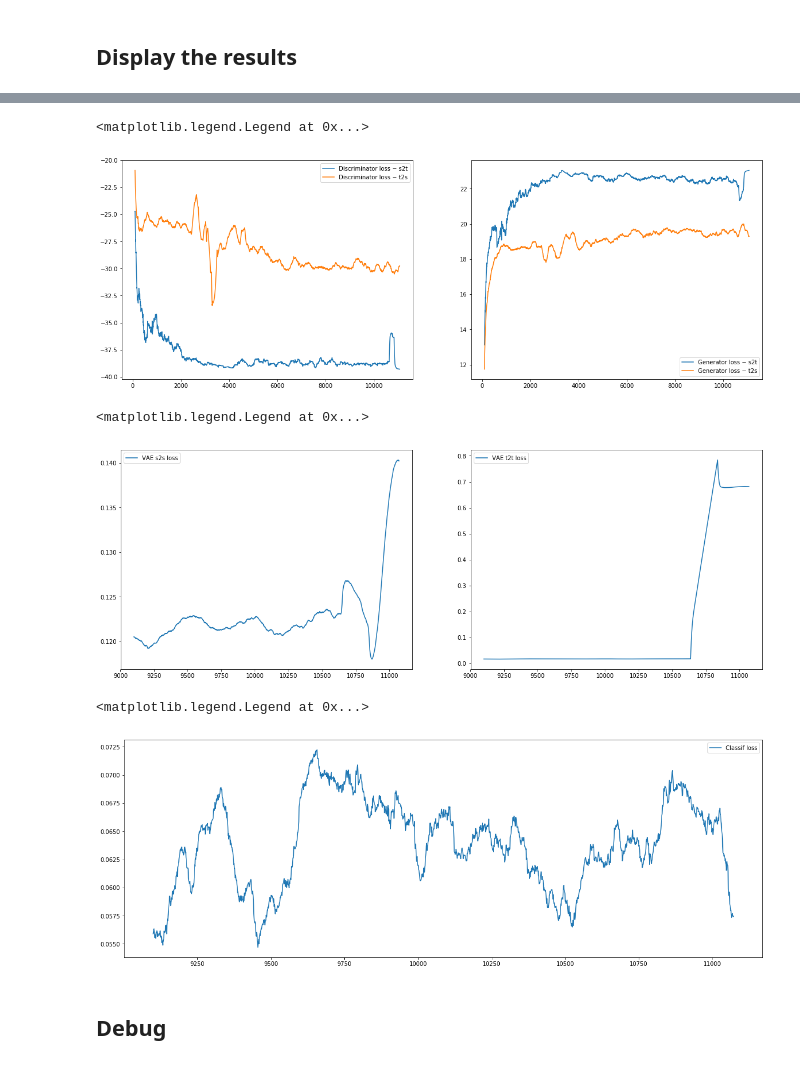
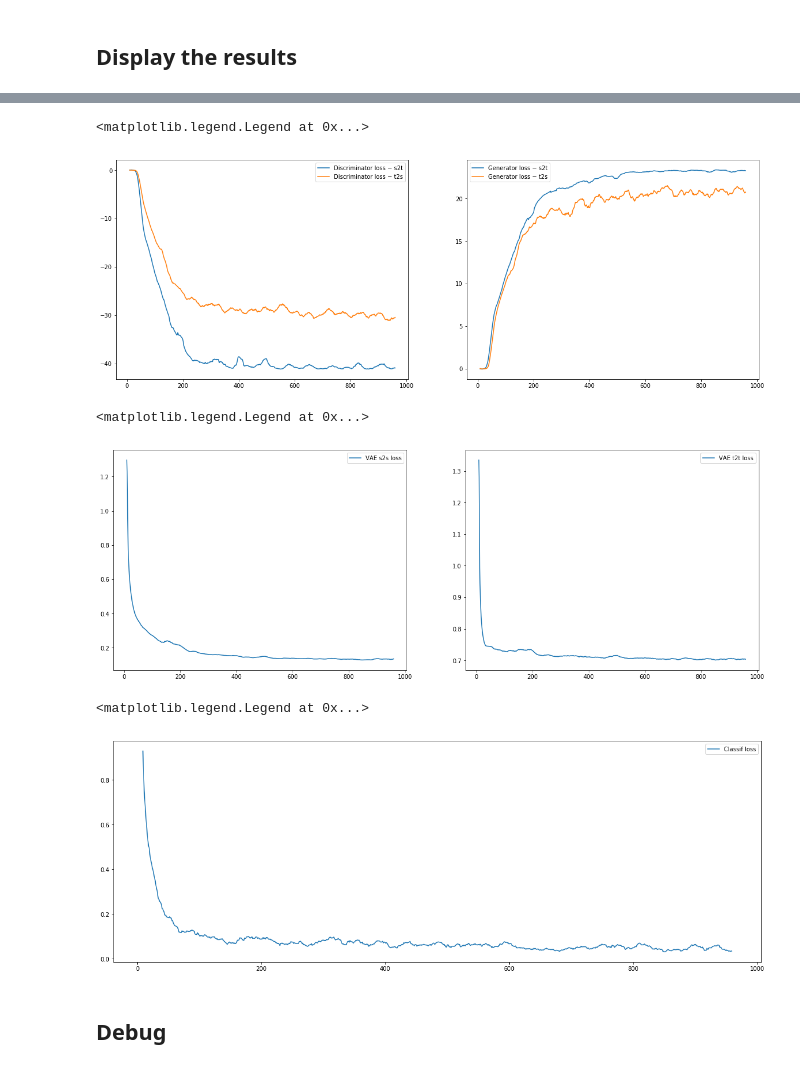
Before and after one commit to artix41/transfer-learning-algorithms, a Jupyter notebook: UNIT/unit-svhn-mnist.ipynb, the cells around one changed output, grey strips where cells are left out. Cells and saved outputs as stored; diff of their text form; code cells hidden in the pictures.

Commit message:
Shared weights in the discriminator. It now works :D

```diff
--- a/UNIT/unit-svhn-mnist.ipynb
+++ b/UNIT/unit-svhn-mnist.ipynb
@@ -115,6 +115,7 @@ def discriminator(x, scope):
         conv1 = tf.layers.conv2d(x, 64, [5,5], strides=2, padding='SAME', kernel_initializer=initializer, activation=leaky_relu)
         conv1 = instance_normalization(conv1, "conv1")
 
+    with tf.variable_scope("discriminator", reuse=tf.AUTO_REUSE):
         # Layer 2: 16x16x64 --> 8x8x128
         conv2 = tf.layers.conv2d(conv1, 128, [5,5], strides=2, padding='SAME', kernel_initializer=initializer, activation=leaky_relu)
         conv2 = instance_normalization(conv2, "conv2")
@@ -348,6 +352,7 @@ nb_iter = 100000
 nb_iter_d = 5
 nb_iter_vae = 1
 nb_iter_g = 1
+nb_iter_classif = 2
 # G_s2t_loss_curr = 0.001
 # D_s2t_loss_curr = 0.001
 # G_t2s_loss_curr = 0.001
@@ -368,9 +373,7 @@ for i in range(i, nb_iter+i):
         _, vae_t2t_loss_curr = sess.run([vae_t2t_solver, vae_t2t_loss], feed_dict={ipt_target: sample_target})
 
     for k in range(nb_iter_g):
-        idx_sample_source = np.random.choice(len(X_source), batch_size)
-        sample_source = X_source[idx_sample_source]
-        sample_source_labels = Y_source[idx_sample_source]
+        sample_source = X_source[np.random.choice(len(X_source), batch_size)]
         sample_target = X_target[np.random.choice(len(X_target), batch_size)]
 
         # Optimizing gen s2t
@@ -380,9 +383,6 @@ for i in range(i, nb_iter+i):
         ## Optimizing gen t2s
         _, G_t2s_loss_curr = sess.run([G_t2s_solver, G_t2s_loss], feed_dict={ipt_source: sample_source,
                                                                              ipt_target: sample_target})
-
-        _, classif_t2s_loss_curr = sess.run([classif_source_solver, classif_source_loss], feed_dict={ipt_source: sample_source,
-                                                                                                     labels_source: sample_source_labels})
 
     for k in range(nb_iter_d):
         sample_source = X_source[np.random.choice(len(X_source), batch_size)]
@@ -395,6 +395,16 @@ for i in range(i, nb_iter+i):
         ## Optimizing t2s
         _, D_t2s_loss_curr,_ = sess.run([D_t2s_solver, D_t2s_loss, clip_D_t2s], feed_dict={ipt_source: sample_source,
                                                                                            ipt_target: sample_target})
+
+
+    for k in range(nb_iter_classif):
+        idx_sample_source = np.random.choice(len(X_source), batch_size)
+        sample_source = X_source[idx_sample_source]
+        sample_source_labels = Y_source[idx_sample_source]
+        sample_target = X_target[np.random.choice(len(X_target), batch_size)]
+
+        _, classif_t2s_loss_curr = sess.run([classif_source_solver, classif_source_loss], feed_dict={ipt_source: sample_source,
+                                                                                                     labels_source: sample_source_labels})
 
     iter_list.append(i)
     D_s2t_loss_list.append(D_s2t_loss_curr)
@@ -418,16 +428,16 @@ for i in range(i, nb_iter+i):
         print()
 
 #     if i % (nb_iter//20) == 0:
-# print("Saving model...")
-# saver.save(sess, "model/model.ckpt")
-# np.savetxt("D_s2t_loss_list.txt", D_s2t_loss_list)
-# np.savetxt("G_s2t_loss_list.txt", G_s2t_loss_list)
-# np.savetxt("D_t2s_loss_list.txt", D_t2s_loss_list)
-# np.savetxt("G_t2s_loss_list.txt", G_t2s_loss_list)
-# np.savetxt("vae_s2s_loss_list.txt", vae_s2s_loss_list)
-# np.savetxt("vae_t2t_loss_list.txt", vae_t2t_loss_list)
-# np.savetxt("classif_t2s_loss_list.txt", classif_t2s_loss_list)
-# np.savetxt("iter_list.txt", iter_list)
+print("Saving model...")
+saver.save(sess, "model/model.ckpt")
+np.savetxt("D_s2t_loss_list.txt", D_s2t_loss_list)
+np.savetxt("G_s2t_loss_list.txt", G_s2t_loss_list)
+np.savetxt("D_t2s_loss_list.txt", D_t2s_loss_list)
+np.savetxt("G_t2s_loss_list.txt", G_t2s_loss_list)
+np.savetxt("vae_s2s_loss_list.txt", vae_s2s_loss_list)
+np.savetxt("vae_t2t_loss_list.txt", vae_t2t_loss_list)
+np.savetxt("classif_t2s_loss_list.txt", classif_t2s_loss_list)
+np.savetxt("iter_list.txt", iter_list)
 
 # summary_writer.flush()
 # %% [output]
@@ -514,29 +500,29 @@ plt.axis('off')
 # %%
-k = 100
+k = 10
 start = 0
 def smooth(x_list):
     res = [np.sum([x_list[k+j] for j in range(-k, k+1)])]
     for i in range(k+1, len(x_list)-k):
         res.append(res[-1] - x_list[i-k-1] + x_list[i+k])
     return np.array(res) / (2 * k)
 
 plt.rcParams['figure.figsize'] = (20, 7)
 
 plt.subplot(1,2,1)
 plt.plot(iter_list[k+start:-k], smooth(D_s2t_loss_list[start:]), label="Discriminator loss − s2t")
 plt.plot(iter_list[k+start:-k], smooth(D_t2s_loss_list[start:]), label="Discriminator loss − t2s")
 plt.legend()
 
 plt.subplot(1,2,2)
 plt.plot(iter_list[k+start:-k], smooth(G_s2t_loss_list[start:]), label="Generator loss − s2t")
 plt.plot(iter_list[k+start:-k], smooth(G_t2s_loss_list[start:]), label="Generator loss − t2s")
 plt.legend()
 # %% [output]
 <matplotlib.legend.Legend at 0x...>
-[figure, old version]
+[figure, new version]
 # %%
-start = 9000
-k = 100
+start = 0
+k = 10
 plt.subplot(1,2,1)
 plt.plot(iter_list[k+start:-k], smooth(vae_s2s_loss_list[start:]), label="VAE s2s loss")
 plt.legend()
@@ -546,13 +532,15 @@ plt.plot(iter_list[k+start:-k], smooth(vae_t2t_loss_list[start:]), label="VAE t2
 plt.legend()
 # %% [output]
 <matplotlib.legend.Legend at 0x...>
-[figure, old version]
+[figure, new version]
 # %%
+start = 0
+k = 10
 plt.plot(iter_list[k+start:-k], smooth(classif_t2s_loss_list[start:]), label="Classif loss")
 plt.legend()
 # %% [output]
 <matplotlib.legend.Legend at 0x...>
-[figure, old version]
+[figure, new version]
 # %% [markdown]
 ## Debug
 # %%
```
Also changed, not shown: parts of 18 cells of this notebook.
